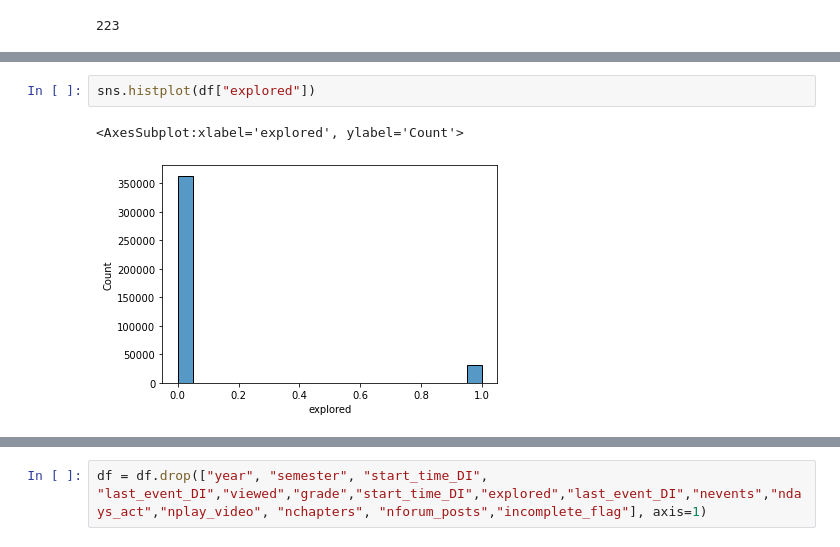
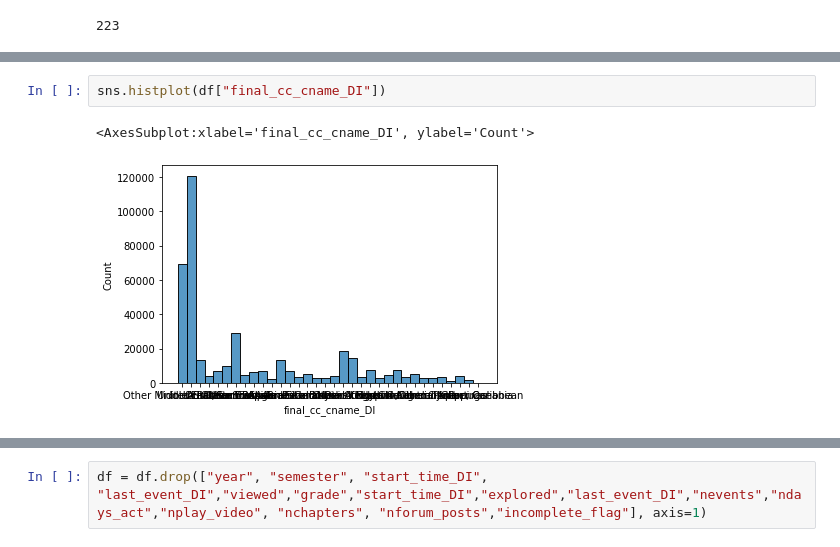
Before and after one commit to ainica/CM3070, a Jupyter notebook: CF.ipynb, the cells around one changed output, grey strips where cells are left out. Saved outputs shown, nothing was run; the diff lists cells and outputs as text.

```diff
--- a/CF.ipynb
+++ b/CF.ipynb
@@ -147,5 +108,5 @@ set(df["final_cc_cname_DI"])
 # %%
-sns.histplot(df["explored"])
+sns.histplot(df["final_cc_cname_DI"])
 # %% [output]
-<AxesSubplot:xlabel='explored', ylabel='Count'>
+<AxesSubplot:xlabel='final_cc_cname_DI', ylabel='Count'>
-[figure, old version]
+[figure, new version]
```
Also changed, not shown: parts of 249 cells of this notebook.
